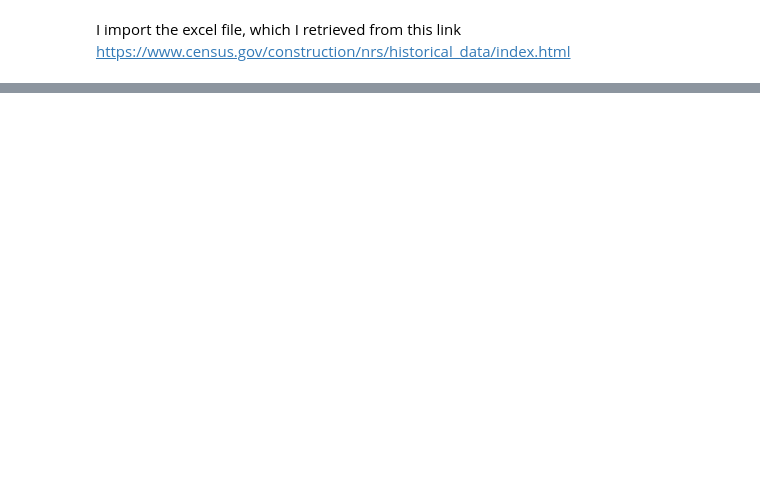
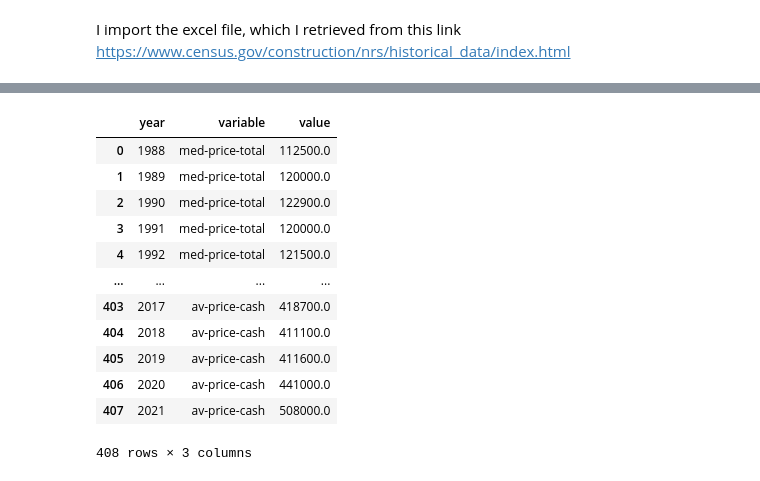
Before and after one commit to mollyboigon/house-price-financing, a Jupyter notebook: house-price-financing.ipynb, the cells around one changed output, grey strips where cells are left out. Drawn from its saved outputs; the diff is of its cells as text; code cells hidden in the pictures; blank space fills up the shorter version.

```diff
--- a/house-price-financing.ipynb
+++ b/house-price-financing.ipynb
@@ -90,0 +118,17 @@ df
+# %%
+melt_df = pd.melt(df, id_vars = "year")
+melt_df
+# %% [output]
+|  | year | variable | value |
+| 0 | 1988 | med-price-total | 112500.0 |
+| 1 | 1989 | med-price-total | 120000.0 |
+| 2 | 1990 | med-price-total | 122900.0 |
+| 3 | 1991 | med-price-total | 120000.0 |
+| 4 | 1992 | med-price-total | 121500.0 |
+| ... | ... | ... | ... |
+| 403 | 2017 | av-price-cash | 418700.0 |
+| 404 | 2018 | av-price-cash | 411100.0 |
+| 405 | 2019 | av-price-cash | 411600.0 |
+| 406 | 2020 | av-price-cash | 441000.0 |
+| 407 | 2021 | av-price-cash | 508000.0 |
+408 rows × 3 columns
```
Also changed, not shown: parts of 8 cells of this notebook.
